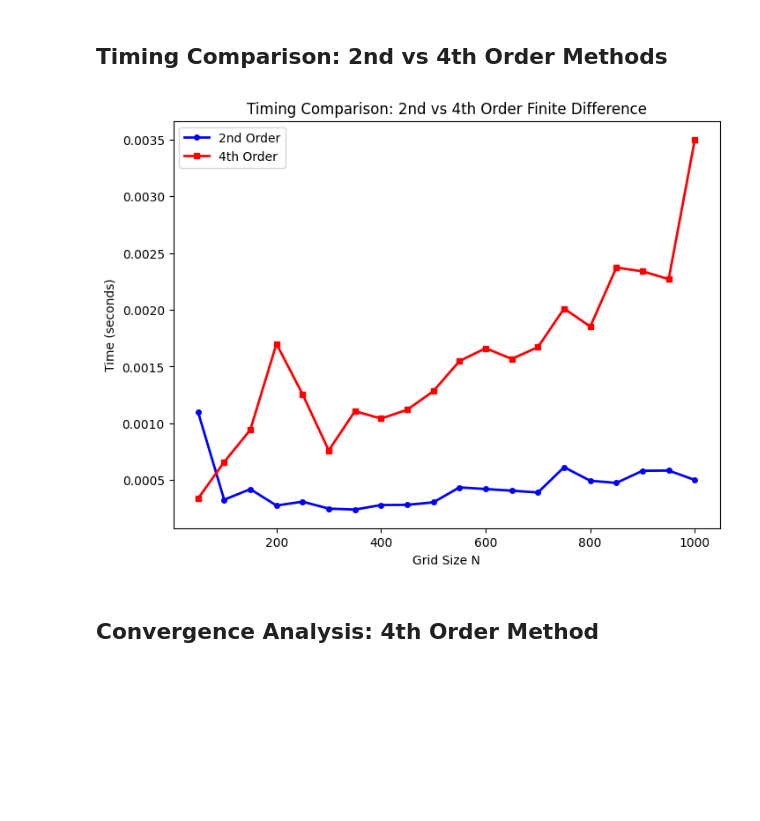
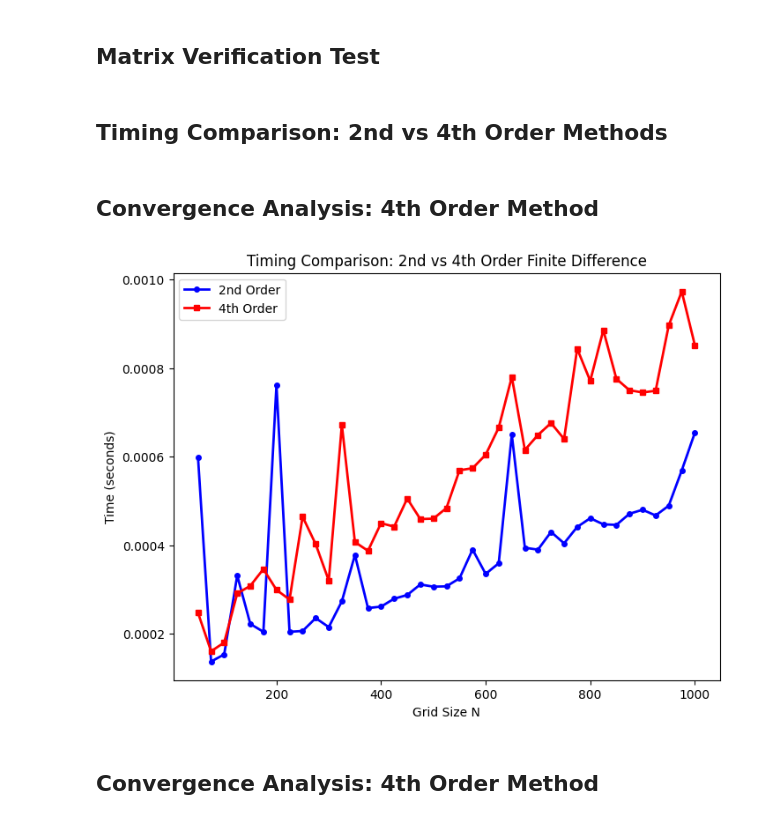
Before and after one commit to hillerj1/Thesis, a Jupyter notebook: fd4_QSHO_clean.ipynb, the cells around one changed output. Saved outputs shown, nothing was run; the diff lists cells and outputs as text; code cells hidden in the pictures; blank space fills up the shorter version.

```diff
--- a/fd4_QSHO_clean.ipynb
+++ b/fd4_QSHO_clean.ipynb
@@ -147,3 +165,5 @@ def sparse_Matrix_Maker4(A, C, grid):
+# %% [markdown]
+## Matrix Verification Test
 # %%
 def hamiltonian(V, x_left, x_right, N):
     N = int(N)
@@ -160,48 +180,49 @@ def hamiltonian_4th(V, x_left, x_right, N):
     grid = spatial(x_left, x_right, N)
 
     def A(x): return -0.5
+    def B(x): return 0.0
     def C(x): return V(x)
 
-    return sparse_Matrix_Maker4(A, C, grid).tocsr()
+    return sparse_Matrix_Maker4(A, B, C, grid).tocsr()
 # %% [markdown]
 ## Timing Comparison: 2nd vs 4th Order Methods
+# %% [markdown]
+## Convergence Analysis: 4th Order Method
 # %%
-import time
-
 def timing_hamiltonian_2nd(N):
     def V(x): return 0.5 * x**2
     x_left, x_right = -5.0, 5.0
     start = time.time()
     H = hamiltonian(V, x_left, x_right, N)
     end = time.time()
     return end - start
 
 def timing_hamiltonian_4th(N):
     def V(x): return 0.5 * x**2
     x_left, x_right = -5.0, 5.0
     start = time.time()
     H = hamiltonian_4th(V, x_left, x_right, N)
     end = time.time()
     return end - start
 
-N_values = np.arange(50, 1001, 50)
+N_values = np.arange(50, 1001, 25)
 timing_2nd = []
 timing_4th = []
 
 for N in N_values:
     timing_2nd.append(timing_hamiltonian_2nd(N))
     timing_4th.append(timing_hamiltonian_4th(N))
 
 plt.figure(figsize=(8, 6))
 plt.plot(N_values, timing_2nd, 'b-o', label='2nd Order', linewidth=2, markersize=4)
 plt.plot(N_values, timing_4th, 'r-s', label='4th Order', linewidth=2, markersize=4)
 plt.xlabel('Grid Size N')
 plt.ylabel('Time (seconds)')
 plt.title('Timing Comparison: 2nd vs 4th Order Finite Difference')
 plt.legend()
 plt.show()
 # %% [output]
-[figure, old version]
+[figure, new version]
 # %% [markdown]
 ## Convergence Analysis: 4th Order Method
 # %%
```
Also changed, not shown: parts of 10 cells of this notebook, 1 other file.
